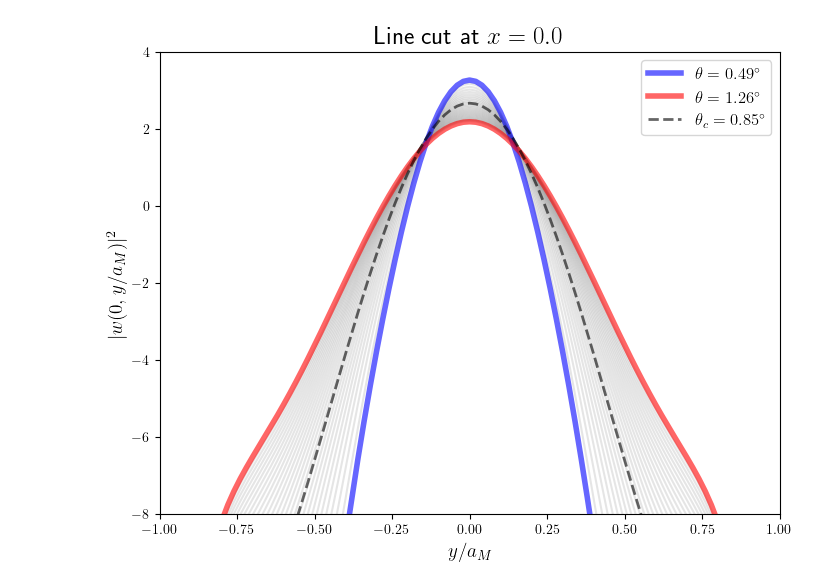
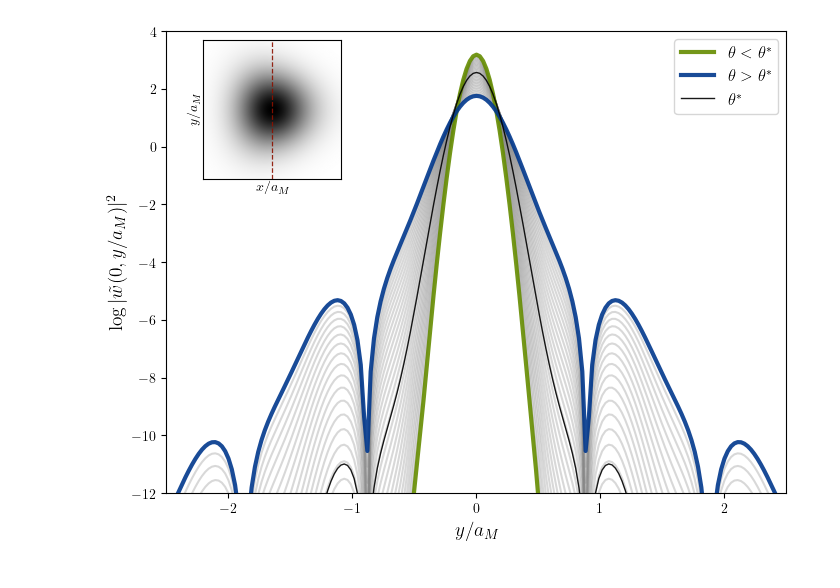
Before and after one commit to sanhq17/moire_heterobilayers, a Jupyter notebook: notebooks/line_cut.ipynb, the cells around one changed output. Drawn from its saved outputs; the diff is of its cells as text; code cells hidden in the pictures.

```diff
--- a/notebooks/line_cut.ipynb
+++ b/notebooks/line_cut.ipynb
@@ -19,58 +22,88 @@ sys = Moire(theta_deg=1.5, psi_deg=26.0, V=8, n_shells=10)
 # %%
-scale = 2.0
-Nx = 201
-Ny = 201
-theta_list = [0.5, 0.7, 1.0, 1.2]
-thetasquare = np.linspace(0.03, .2, 30)#[0.05, 0.09, 0.15]#np.linspace(0.01, 0.2, 4)
+scale = 4.0
+Nx = 301
+Ny = 301
+thetasquare = np.logspace(np.log10(0.03), np.log10(0.3), 30)
 
-plt.figure(figsize=(8, 6))
+fig, ax = plt.subplots(figsize=(8, 6))
 
+# ============================================================
+# Main plot: line cuts at x = 0 for a range of theta^2/V
+# ============================================================
 for th in thetasquare:
     sys.theta_deg = np.sqrt(th * sys.V)
     x = np.linspace(-scale * sys.aM, scale * sys.aM, Nx)
     y = np.linspace(-scale * sys.aM, scale * sys.aM, Ny)
     X, Y = np.meshgrid(x, y)
-    extent = [X.min(), X.max(), Y.min(), Y.max()]
     k_points = sys.mesh_k_unit_cell(Nx=18, Ny=18)
 
     wannier = sys.wannier_wavefunction(X, Y, k_points, R0=np.zeros(2), gauge_fixed=True)
     density = np.abs(wannier) ** 2
-    # fun = lambda x, y: 1
-    # print("Norm of Wannier function: ", sys.integrate_wannier(fun, X, Y, k_points), "| theta =", sys.theta_deg)
 
-    ix0 = np.argmin(np.abs(x))        # column closest to x = 0
-    density_cut = density[:, ix0]     # varies along y
+    ix0 = np.argmin(np.abs(x))
+    density_cut = density[:, ix0]
 
     if th == thetasquare[0]:
-        plt.plot(y / sys.aM, np.log(sys.aM**2 * density_cut), color="blue", alpha=0.6, zorder=10, linewidth=4, label=f"$\\theta = {sys.theta_deg:.2f}^\\circ$")
+        ax.plot(y / sys.aM, np.log(sys.aM**2 * density_cut), color="#658C00", alpha=0.9, zorder=10, linewidth=3, label=f"$\\theta < \\theta^*$")
+        print("First theta: ", sys.theta_deg)
     elif th == thetasquare[-1]:
-        plt.plot(y / sys.aM, np.log(sys.aM**2 * density_cut), color="red", alpha=0.6, zorder=10, linewidth=4, label=f"$\\theta = {sys.theta_deg:.2f}^\\circ$")
+        ax.plot(y / sys.aM, np.log(sys.aM**2 * density_cut), color="#00378C", alpha=0.9, zorder=10, linewidth=3, label=f"$\\theta >  \\theta^*$")
+        print("Last theta: ", sys.theta_deg)
     else:
-        plt.plot(y / sys.aM, np.log(sys.aM**2 * density_cut), color="gray", alpha=0.2)
+        ax.plot(y / sys.aM, np.log(sys.aM**2 * density_cut), color="gray", alpha=0.3)
 
+# critical angle curve
 theta_c = np.sqrt(0.09 * sys.V)
 sys.theta_deg = theta_c
 x = np.linspace(-scale * sys.aM, scale * sys.aM, Nx)
 y = np.linspace(-scale * sys.aM, scale * sys.aM, Ny)
 X, Y = np.meshgrid(x, y)
-extent = [X.min(), X.max(), Y.min(), Y.max()]
 k_points = sys.mesh_k_unit_cell(Nx=18, Ny=18)
 
 wannier = sys.wannier_wavefunction(X, Y, k_points, R0=np.zeros(2), gauge_fixed=True)
 density = np.abs(wannier) ** 2
-# fun = lambda x, y: 1
-# print("Norm of Wannier function: ", sys.integrate_wannier(fun, X, Y, k_points), "| theta =", sys.theta_deg)
 
-ix0 = np.argmin(np.abs(x))        # column closest to x = 0
-density_cut = density[:, ix0]     # varies along y
-plt.plot(y / sys.aM, np.log(sys.aM**2 * density_cut), color="k", alpha=0.6, zorder=10, linewidth=2, linestyle="--", label=f"$\\theta_c = {theta_c:.2f}^\\circ$")
+ix0 = np.argmin(np.abs(x))
+density_cut = density[:, ix0]
+ax.plot(y / sys.aM, np.log(sys.aM**2 * density_cut), color="k", alpha=0.9, zorder=10, linewidth=1, linestyle="-", label=f"$\\theta^*$")
 
-plt.xlabel(r'$y / a_M$', fontsize=14)
-plt.ylabel(r'$|w(0, y/a_M)|^2$', fontsize=14)
-plt.title(f'Line cut at $x = {x[ix0]:.1f}$', fontsize=18)
-plt.xlim([-1, 1])
-plt.ylim([-8, 4])
-plt.legend(fontsize=12)
-#plt.tight_layout()
+ax.set_xlabel(r'$y / a_M$', fontsize=14)
+ax.set_ylabel(r'$\log|\tilde{w}(0, y/a_M)|^2$', fontsize=14)
+ax.set_xlim([-2.5, 2.5])
+ax.set_ylim([-12, 4])
+ax.legend(fontsize=12)
+
+# ============================================================
+# Inset: 2D Wannier density at theta_c
+# ============================================================
+axins = ax.inset_axes([0.02, 0.68, 0.3, 0.3])  # [x0, y0, w, h] in axes fraction
+
+scale_in = 0.3
+sys.theta_deg = theta_c
+x_in = np.linspace(-scale_in * sys.aM, scale_in * sys.aM, Nx)
+y_in = np.linspace(-scale_in * sys.aM, scale_in * sys.aM, Ny)
+X_in, Y_in = np.meshgrid(x_in, y_in)
+k_points = sys.mesh_k_unit_cell(Nx=18, Ny=18)
+
+ix0_in = np.argmin(np.abs(x_in))
+
+im = sys.plot_wannier_function(axins, X_in, Y_in, k_points, cmap="gray_r")
+axins.axvline(x_in[ix0_in], color="#8C1100", ls="--", lw=0.9, alpha=0.9)
+axins.set_aspect('equal')
+
+aM_i = sys.aM
+axins.xaxis.set_major_formatter(FuncFormatter(lambda val, pos, L=aM_i: f'{val/L:.1f}'))
+axins.yaxis.set_major_formatter(FuncFormatter(lambda val, pos, L=aM_i: f'{val/L:.1f}'))
+axins.xaxis.set_major_locator(MultipleLocator(0.5 * aM_i))
+axins.yaxis.set_major_locator(MultipleLocator(0.5 * aM_i))
+axins.set_xlabel(r'$x/a_M$', fontsize=10, labelpad=1)
+axins.set_ylabel(r'$y/a_M$', fontsize=10, labelpad=1)
+axins.set_xticklabels([])
+axins.set_xticks([])
+axins.set_yticklabels([])
+axins.set_yticks([])
+axins.set_title("")  # clear any title set by plot_wannier_function
+axins.tick_params(labelsize=8)
+plt.savefig("plots/line_cut_y.pdf", dpi=300, bbox_inches='tight')
 plt.show()
 # %% [output]
@@ -77,2 +112,2 @@ plt.show()
-[figure, old version]
+[figure, new version]
 # %%
```
Also changed, not shown: parts of 7 cells of this notebook, 16 other files.
